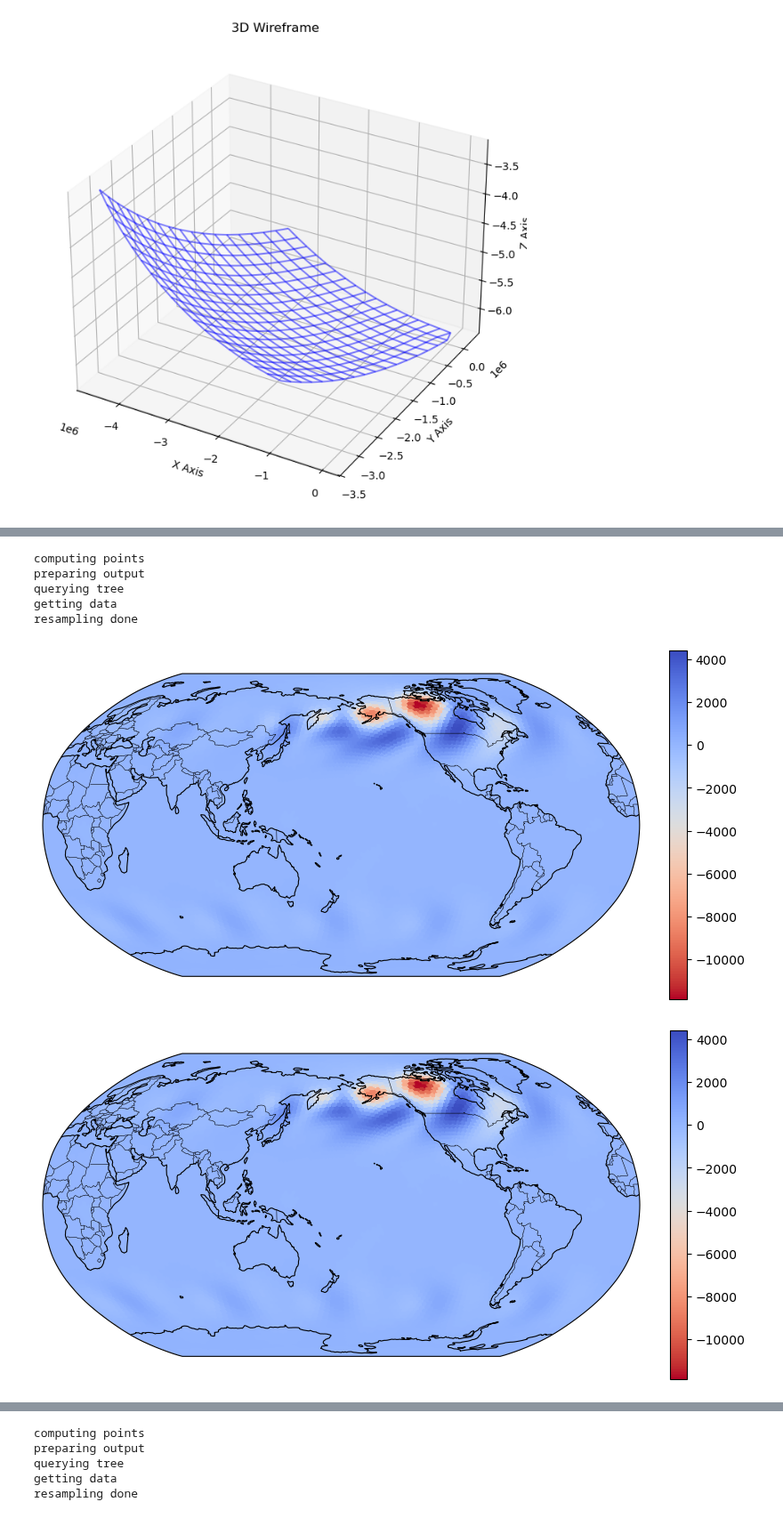
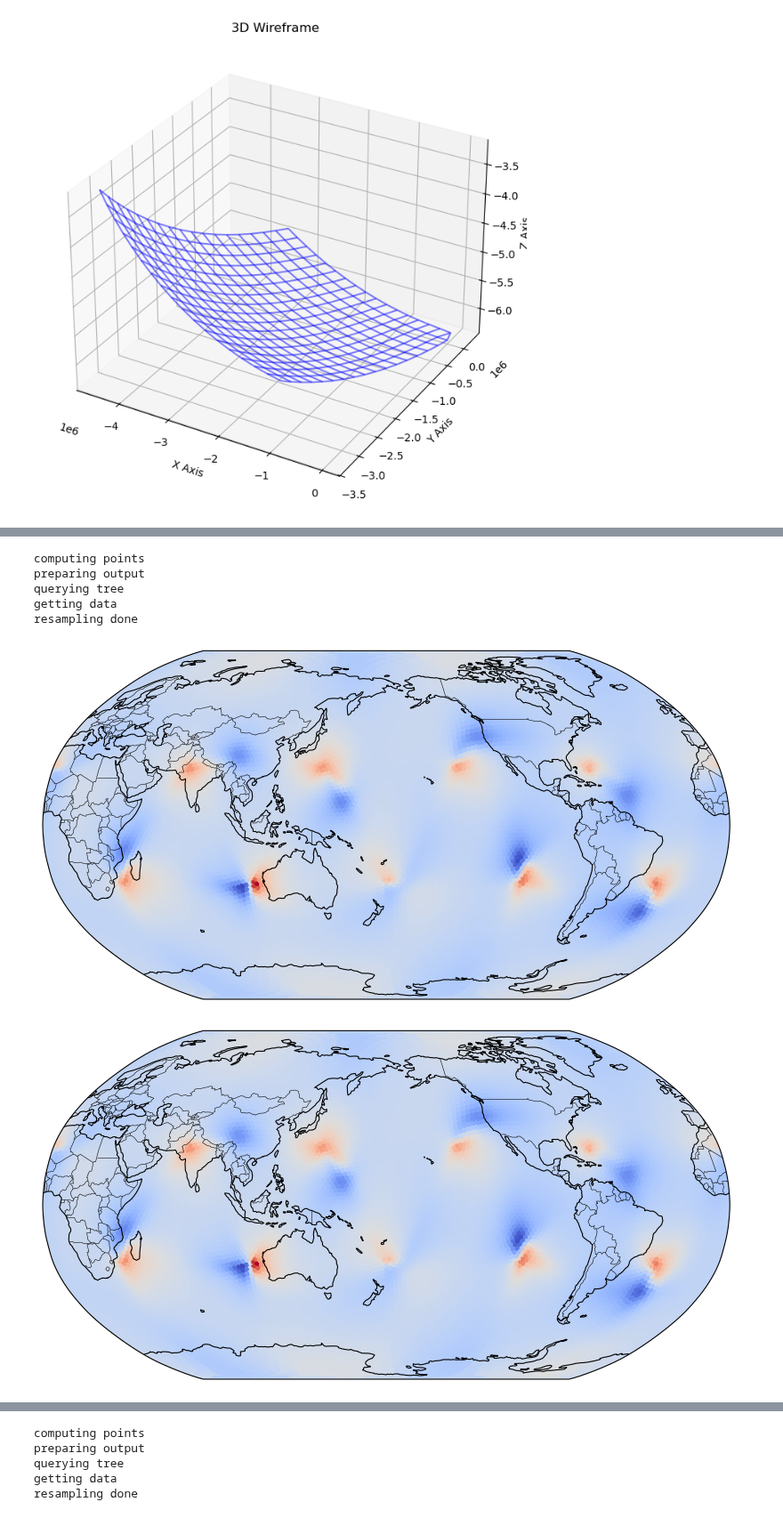
Before and after one commit to TomokiMiyakawa/pyNICAM-DC, a Jupyter notebook: pynicamdc/nhm/driver/daskzarr_out.ipynb, the cells around one changed output, grey strips where cells are left out. Shown at 89% size. Cells and saved outputs as stored; diff of their text form; code cells hidden in the pictures.

```diff
--- a/pynicamdc/nhm/driver/daskzarr_out.ipynb
+++ b/pynicamdc/nhm/driver/daskzarr_out.ipynb
@@ -188,6 +188,6 @@ dsregion.to_zarr(outname, mode="r+", region={"time": slice(it, it+1), "r": slice
 # %% [output]
 <xarray.backends.zarr.ZarrStore at 0x...>
 # %%
-ds2 = xr.open_dataset("testout.zarr", engine="zarr", chunks={"r": "auto"})
+ds2 = xr.open_dataset("testout864.zarr", engine="zarr", chunks={"r": "auto"})
 ds2
 # %% [output]
@@ -465,16 +465,16 @@ def worldmap(var, tree, **kwargs):
     sm = kd_show(var, tree, ax=ax, **kwargs)
     ax.add_feature(cf.COASTLINE, linewidth=0.8)
     ax.add_feature(cf.BORDERS, linewidth=0.4)
-    plt.colorbar(sm, ax=ax)
+    #plt.colorbar(sm, ax=ax)
     return fig
 # %%
-worldmap((ds3.RHOGE - ds3.RHOGE.isel(time=0)).isel(time=791//12, k=5), tree, cmap="coolwarm_r")
+worldmap((ds3.passive02 - ds3.passive02.isel(time=0)).isel(time=24//12, k=12), tree, cmap="coolwarm_r")
 # %% [output]
 computing points
 preparing output
 querying tree
 getting data
 resampling done
-[figure, old version]
+[figure, new version]
-[figure, old version]
+[figure, new version]
 # %%
```
Also changed, not shown: parts of 8 cells of this notebook, 6 other files.
